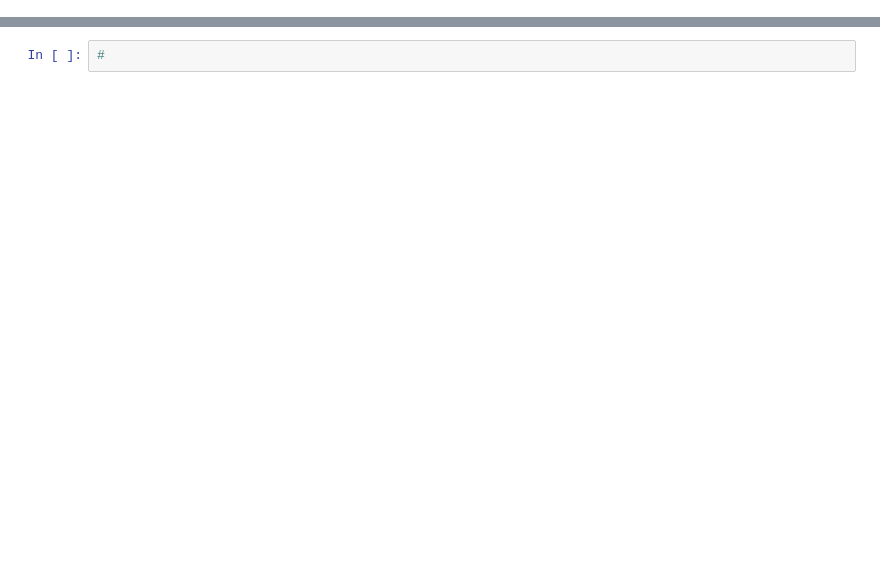
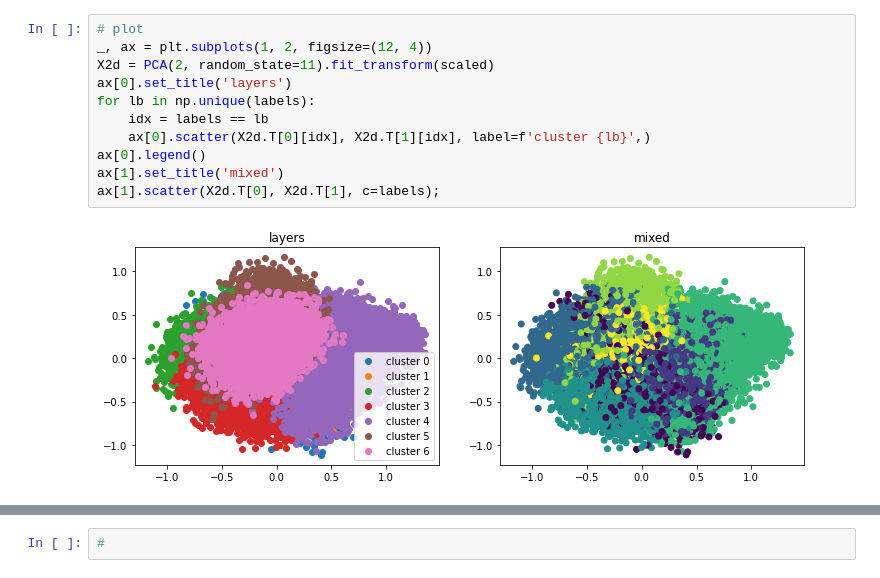
Before and after one commit to j2cry/playground, a Jupyter notebook: 7.2022/submit.ipynb, the cells around one changed output, grey strips where cells are left out. Cells and saved outputs as stored; diff of their text form; blank space fills up the shorter version.

```diff
--- a/7.2022/submit.ipynb
+++ b/7.2022/submit.ipynb
@@ -86,3 +107,16 @@ predicted = scr.argmax(axis=1)
+# %%
+# plot
+_, ax = plt.subplots(1, 2, figsize=(12, 4))
+X2d = PCA(2, random_state=11).fit_transform(scaled)
+ax[0].set_title('layers')
+for lb in np.unique(labels):
+    idx = labels == lb
+    ax[0].scatter(X2d.T[0][idx], X2d.T[1][idx], label=f'cluster {lb}',)
+ax[0].legend()
+ax[1].set_title('mixed')
+ax[1].scatter(X2d.T[0], X2d.T[1], c=labels);
+# %% [output]
+[figure, added]
 # %%
 # save submission
 sub_path = pathlib.Path().joinpath('data', 'sample_submission.csv')
```
Also changed, not shown: parts of 10 cells of this notebook, 1 other file.
